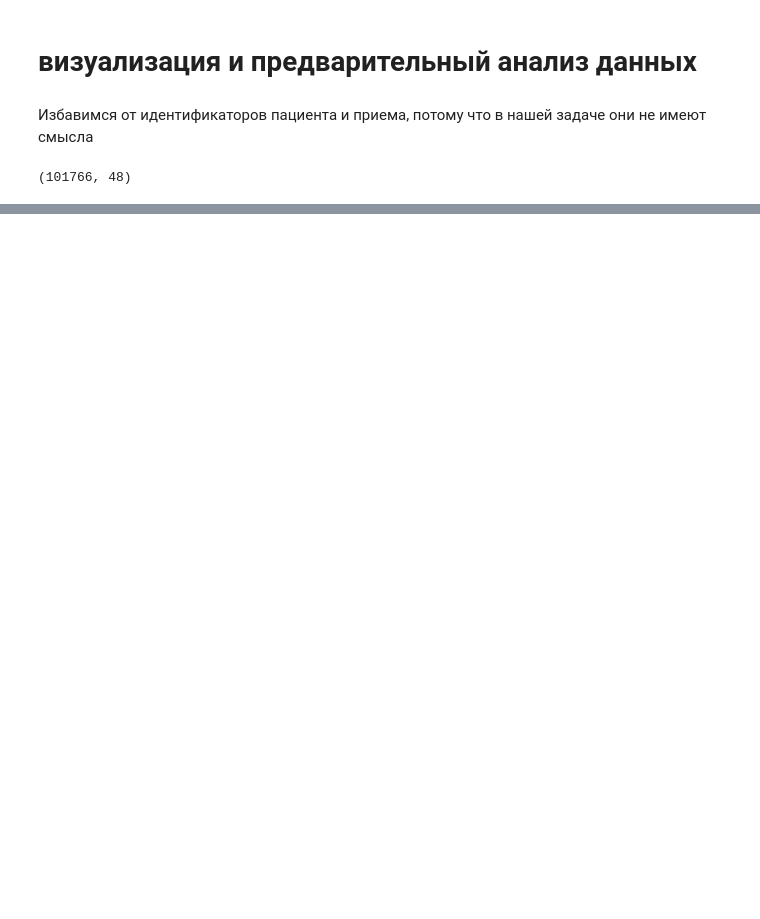
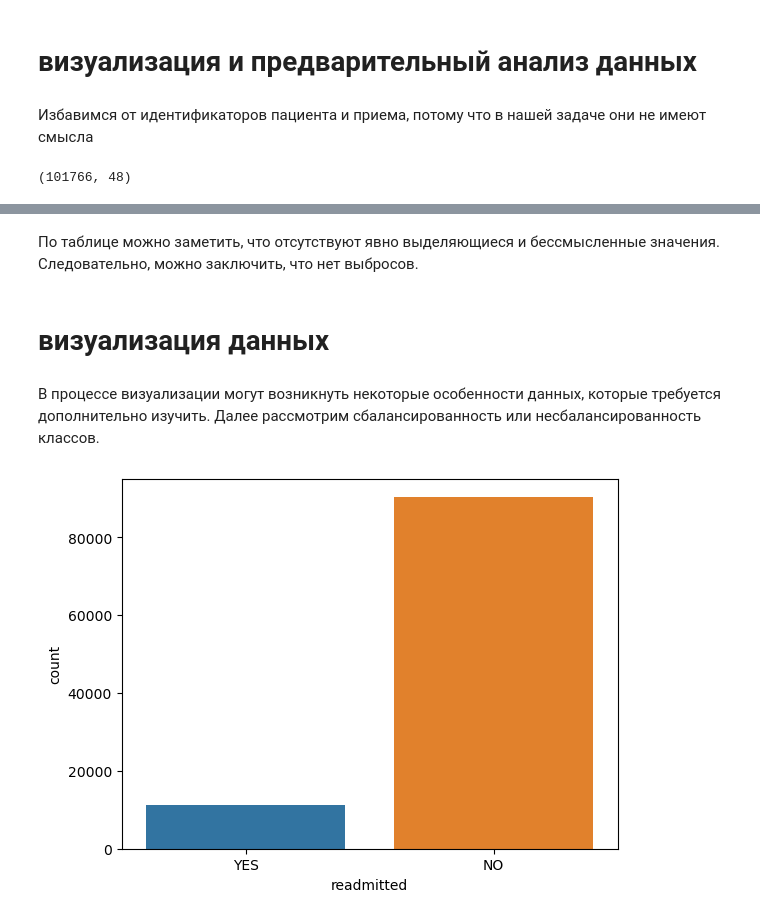
Before and after one commit to Falirchik/ML, a Jupyter notebook: practice .ipynb, the cells around one changed output, grey strips where cells are left out. Drawn from its saved outputs; the diff is of its cells as text; code cells hidden in the pictures; blank space fills up the shorter version.

```diff
--- a/practice .ipynb
+++ b/practice .ipynb
@@ -208,0 +231,3 @@ Y.shape
+# %%
+Y.drop(['examide', 'citoglipton'], axis=1, inplace=True)
+Y.shape
@@ -208,0 +250,11 @@ Y.shape
+# %% [markdown]
+По таблице можно заметить, что отсутствуют явно выделяющиеся и бессмысленные значения. Следовательно, можно заключить, что нет выбросов.
+# %% [markdown]
+# визуализация данных
+# %% [markdown]
+В процессе визуализации могут возникнуть некоторые особенности данных, которые требуется дополнительно изучить. Далее рассмотрим сбалансированность или несбалансированность классов.
+# %%
+sns.countplot(x='readmitted', data=Y)
+pass
+# %% [output]
+[figure, added]
```
Also changed, not shown: parts of 18 cells of this notebook.
